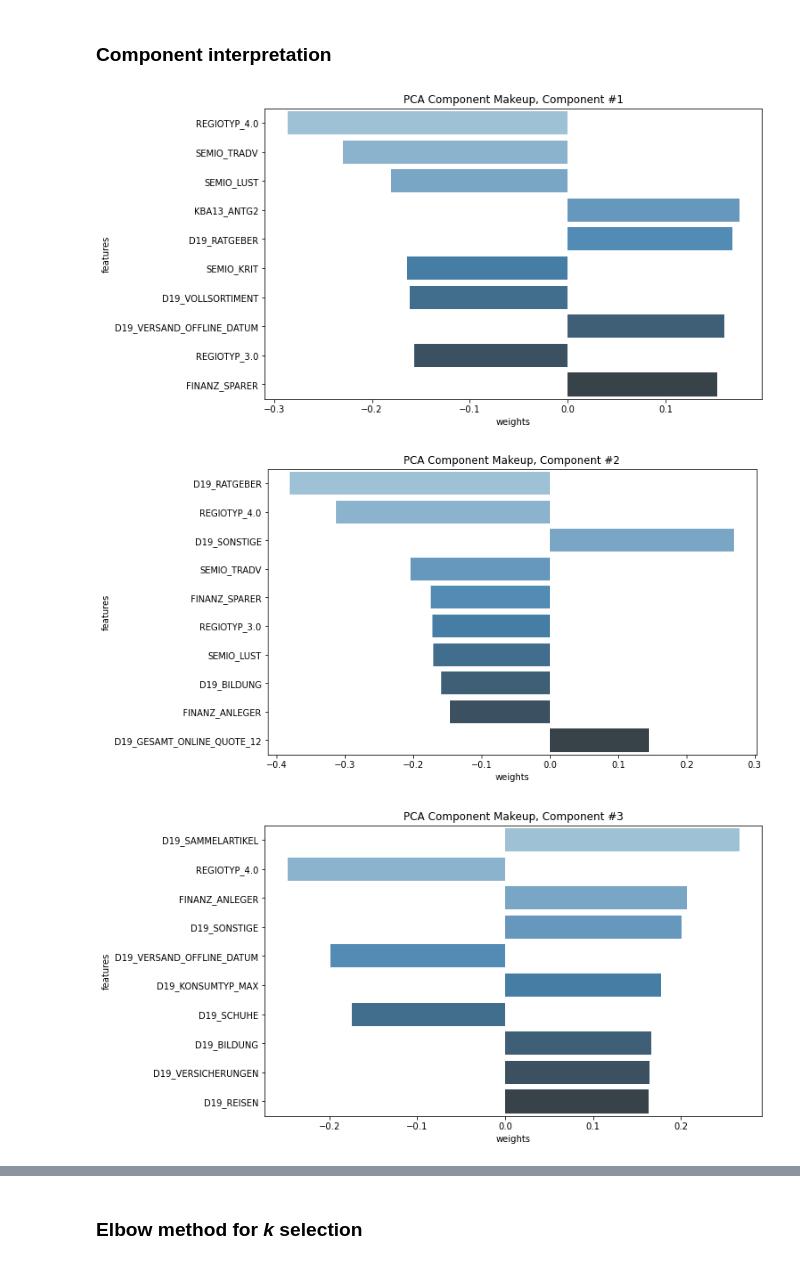
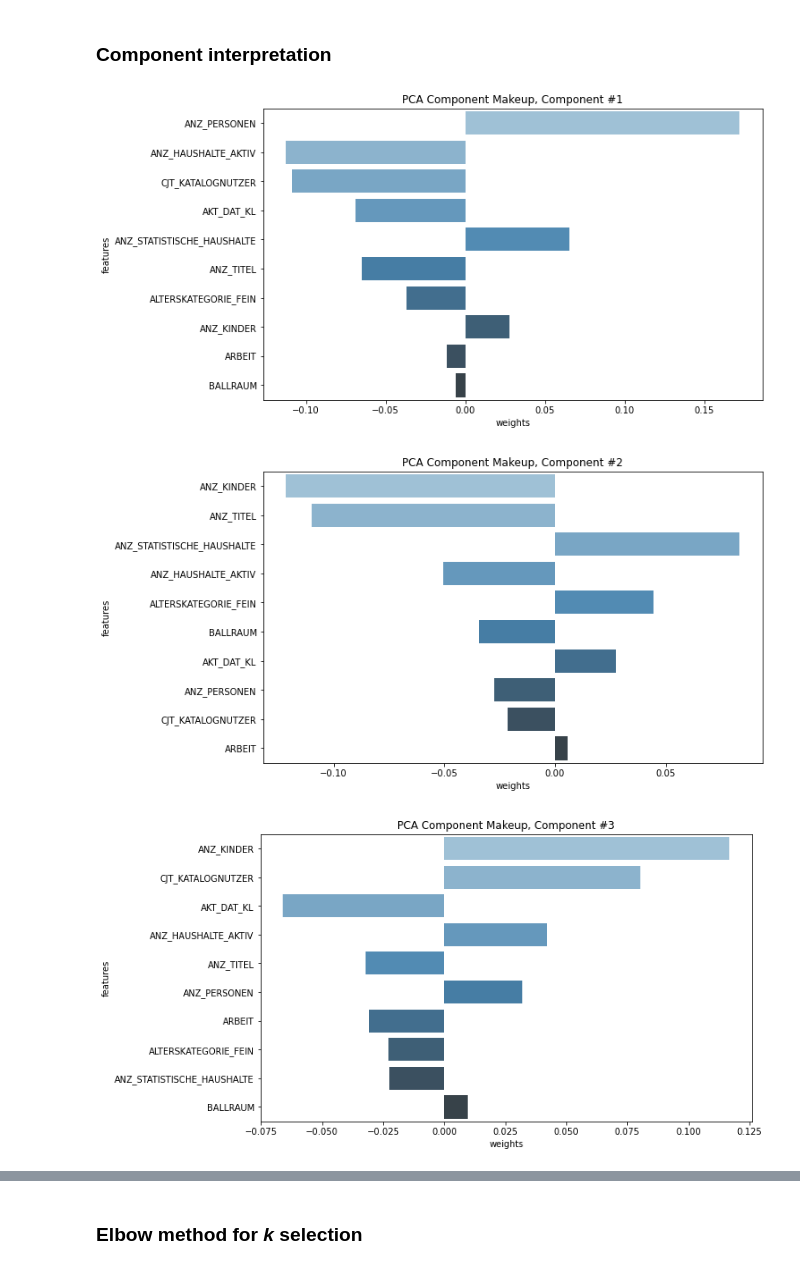
Before and after one commit to jobquiroz/MarketingCampaign, a Jupyter notebook: Arvato Project Workbook pt 2.ipynb, the cells around one changed output, grey strips where cells are left out. Cells and saved outputs as stored; diff of their text form; code cells hidden in the pictures.

```diff
--- a/Arvato Project Workbook pt 2.ipynb
+++ b/Arvato Project Workbook pt 2.ipynb
@@ -61,6 +61,3 @@ pca = PCA()
 
 # Transform features
 azdias_pca = pca.fit_transform(azdias)
-# %%
-n_components = len(pca.components_)
-n_components
@@ -116,7 +107,7 @@ def display_component(v, features_list, component_num, n_weights=10):
     global n_components
 
     # get index of component (last row - component_num)
-    row_idx = n_components - component_num
+    row_idx = len(v) - component_num
 
     # get the list of weights from a row in v, dataframe
     v_1_row = v.iloc[:, row_idx]
@@ -140,11 +131,16 @@ def display_component(v, features_list, component_num, n_weights=10):
     ax.set_title("PCA Component Makeup, Component #" + str(component_num))
     plt.show()
 # %%
+pca = PCA(10)
+
+# Transform features
+azdias_pca = pca.fit_transform(azdias)
+
 # display makeup of the first three components
 display_component(pd.DataFrame( pca.components_ ), azdias.columns.values, component_num = 1, n_weights = 10)
 display_component(pd.DataFrame( pca.components_ ), azdias.columns.values, component_num = 2, n_weights=10)
 display_component(pd.DataFrame( pca.components_ ), azdias.columns.values, component_num = 3, n_weights=10)
 # %% [output]
-[figure, old version]
+[figure, new version]
-[figure, old version]
+[figure, new version]
-[figure, old version]
+[figure, new version]
```
Also changed, not shown: parts of 61 cells of this notebook, 3 other files.
